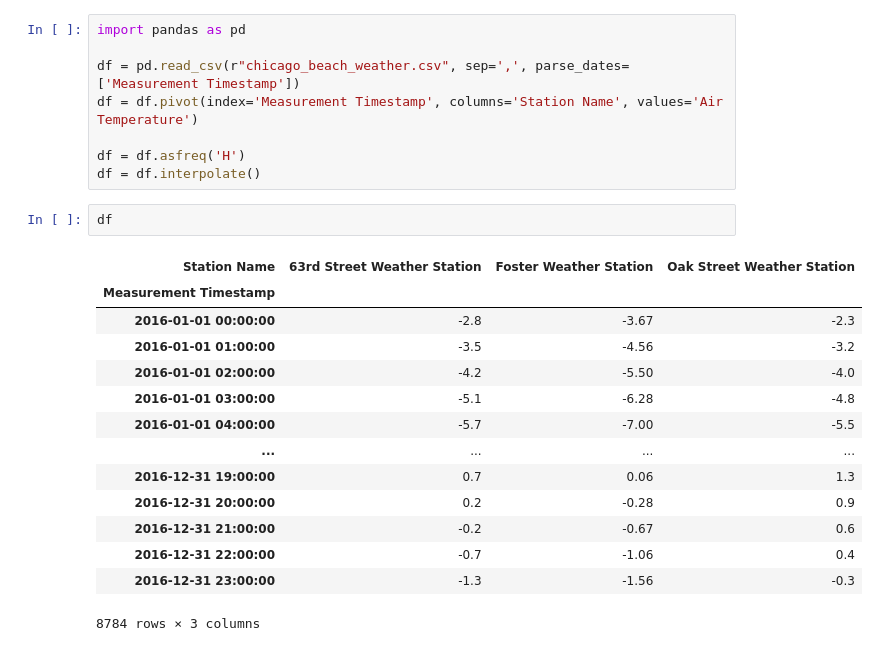
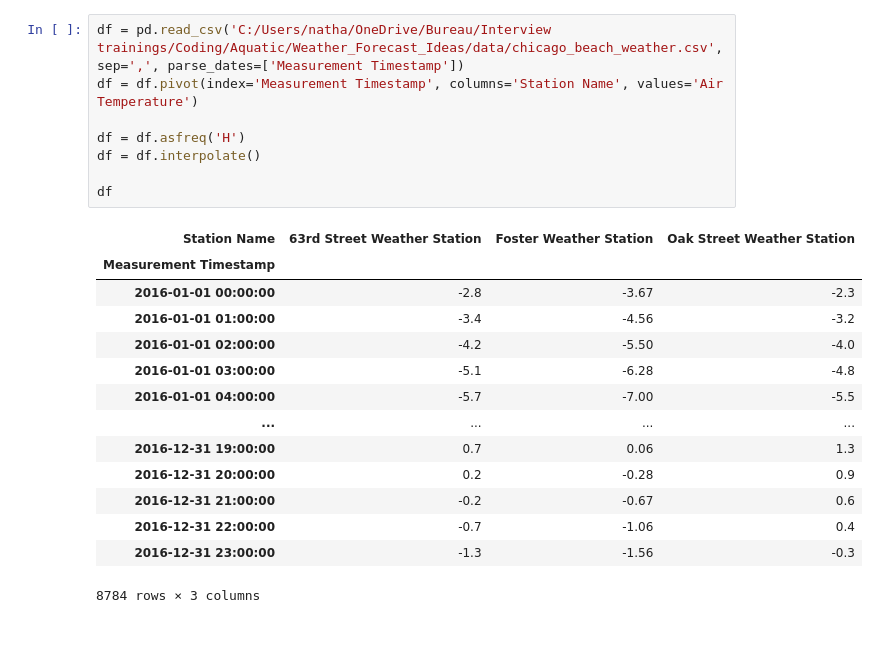
Before and after one commit to NathanielCogneaux/Weather_Forecast_Ideas, a Jupyter notebook: models/Temporal Fusion Transformers.ipynb, the cells around one changed output. Saved outputs shown, nothing was run; the diff lists cells and outputs as text.

```diff
--- a/models/Temporal Fusion Transformers.ipynb
+++ b/models/Temporal Fusion Transformers.ipynb
@@ -1,26 +14,24 @@
 # %%
-import pandas as pd
-
-df = pd.read_csv(r"chicago_beach_weather.csv", sep=',', parse_dates=['Measurement Timestamp'])
+df = pd.read_csv('C:/Users/natha/OneDrive/Bureau/Interview trainings/Coding/Aquatic/Weather_Forecast_Ideas/data/chicago_beach_weather.csv', sep=',', parse_dates=['Measurement Timestamp'])
 df = df.pivot(index='Measurement Timestamp', columns='Station Name', values='Air Temperature')
 
 df = df.asfreq('H')
 df = df.interpolate()
+
+df
+# %% [output]
+| Station Name | 63rd Street Weather Station | Foster Weather Station | Oak Street Weather Station |
+| Measurement Timestamp |  |  |  |
+| 2016-01-01 00:00:00 | -2.8 | -3.67 | -2.3 |
+| 2016-01-01 01:00:00 | -3.4 | -4.56 | -3.2 |
+| 2016-01-01 02:00:00 | -4.2 | -5.50 | -4.0 |
+| 2016-01-01 03:00:00 | -5.1 | -6.28 | -4.8 |
+| 2016-01-01 04:00:00 | -5.7 | -7.00 | -5.5 |
+| ... | ... | ... | ... |
+| 2016-12-31 19:00:00 | 0.7 | 0.06 | 1.3 |
+| 2016-12-31 20:00:00 | 0.2 | -0.28 | 0.9 |
+| 2016-12-31 21:00:00 | -0.2 | -0.67 | 0.6 |
+| 2016-12-31 22:00:00 | -0.7 | -1.06 | 0.4 |
+| 2016-12-31 23:00:00 | -1.3 | -1.56 | -0.3 |
+8784 rows × 3 columns
-# %%
-df
-# %% [output]
-| Station Name | 63rd Street Weather Station | Foster Weather Station | Oak Street Weather Station |
-| Measurement Timestamp |  |  |  |
-| 2016-01-01 00:00:00 | -2.8 | -3.67 | -2.3 |
-| 2016-01-01 01:00:00 | -3.5 | -4.56 | -3.2 |
-| 2016-01-01 02:00:00 | -4.2 | -5.50 | -4.0 |
-| 2016-01-01 03:00:00 | -5.1 | -6.28 | -4.8 |
-| 2016-01-01 04:00:00 | -5.7 | -7.00 | -5.5 |
-| ... | ... | ... | ... |
-| 2016-12-31 19:00:00 | 0.7 | 0.06 | 1.3 |
-| 2016-12-31 20:00:00 | 0.2 | -0.28 | 0.9 |
-| 2016-12-31 21:00:00 | -0.2 | -0.67 | 0.6 |
-| 2016-12-31 22:00:00 | -0.7 | -1.06 | 0.4 |
-| 2016-12-31 23:00:00 | -1.3 | -1.56 | -0.3 |
-8784 rows × 3 columns
 # %%
```
Also changed, not shown: parts of 6 cells of this notebook, 5 other files.
